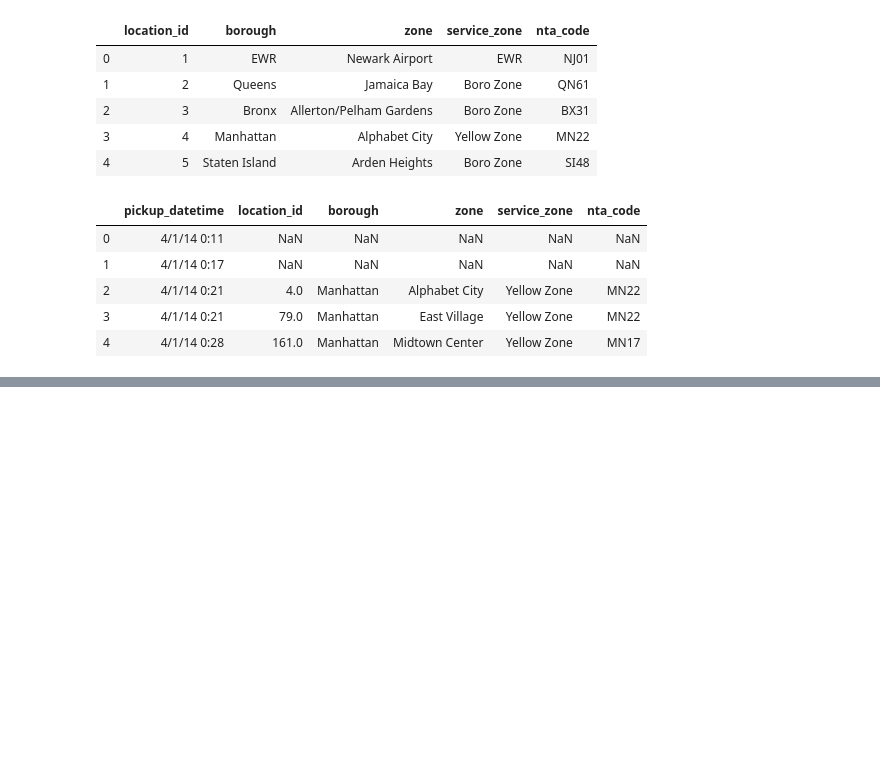
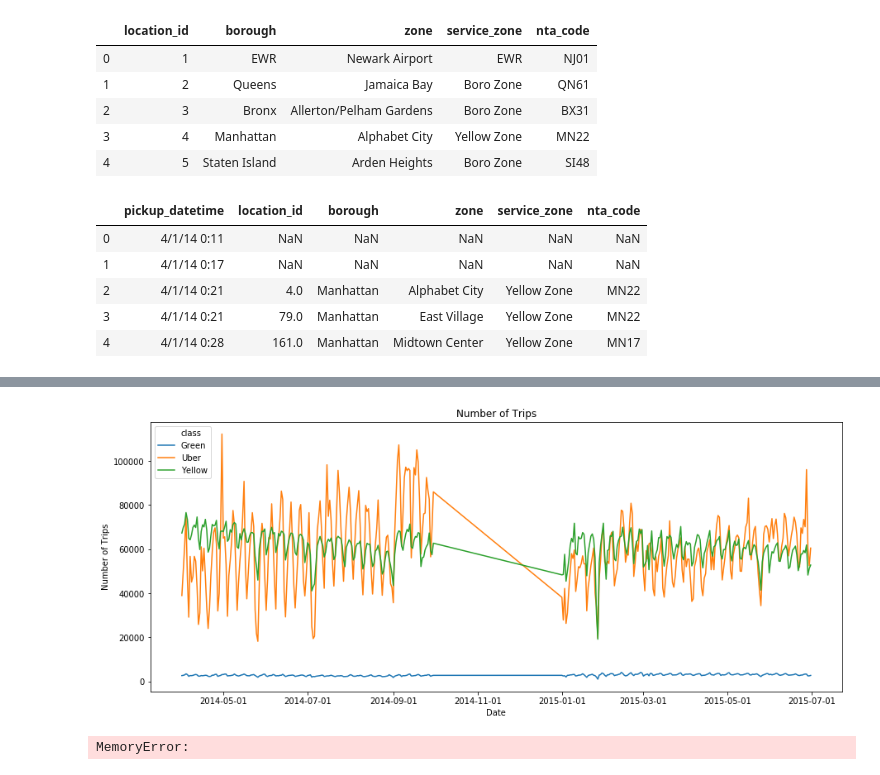
Before and after one commit to rodrigobernall/ds4a_group30, a Jupyter notebook: scripts/EDA/trips_by_day_uber_taxi_manhattan.ipynb, the cells around one changed output, grey strips where cells are left out. Drawn from its saved outputs; the diff is of its cells as text; code cells hidden in the pictures; blank space fills up the shorter version.

```diff
--- a/scripts/EDA/trips_by_day_uber_taxi_manhattan.ipynb
+++ b/scripts/EDA/trips_by_day_uber_taxi_manhattan.ipynb
@@ -166,0 +198,11 @@ manhattan_trips=uber_trips_manhattan.append([yellow_trips_manhattan, green_trips
+# %%
+manhattan_trips["pickup_datetime"]=pd.to_datetime(manhattan_trips["pickup_datetime"])
+# %%
+manhattan_trips.head()
+manhattan_trips['date']=manhattan_trips['pickup_datetime'].dt.date
+manhattan_trips['dayofweek']=manhattan_trips['pickup_datetime'].dt.dayofweek
+manhattan_trips['hour']=manhattan_trips['pickup_datetime'].dt.hour
+# %%
+#manhattan_trips.groupby([yellow_trips['pickup_datetime'].dt.date,'zone']).size()#, columns=['number_of_trips']
+manhattan_trips_by_date=pd.DataFrame(manhattan_trips.groupby(['date','class']).size(), columns=['number_of_trips'])
+manhattan_trips_by_date.reset_index(inplace=True)
@@ -170,0 +220,16 @@ manhattan_trips.groupby(['weekday','zone']).size(), columns=['number_of_trips']
+# %%
+register_matplotlib_converters()
+# Enhanced line plot for energy consumption over time
+fig, ax = plt.subplots(figsize=(15,6))
+sns.lineplot(x='pickup_datetime', y='number_of_trips',data=manhattan_trips_by_date,hue='class')
+ax.xaxis.set_major_formatter(mdates.DateFormatter('%Y-%m-%d')) # format x-axis display
+plt.title('Number of Trips')
+plt.xlabel('Date');
+plt.ylabel('Number of Trips');
+# %% [output]
+[figure, added]
+# %%
+manhattan_trips_by_month=pd.DataFrame(manhattan_trips.groupby([manhattan_trips['pickup_datetime'].apply(lambda x: x.strftime('%B-%Y')),'class']).size(), columns=['number_of_trips'])
+manhattan_trips_by_month.reset_index(inplace=True)
+# %% [output]
+MemoryError:
```
Also changed, not shown: parts of 31 cells of this notebook.
